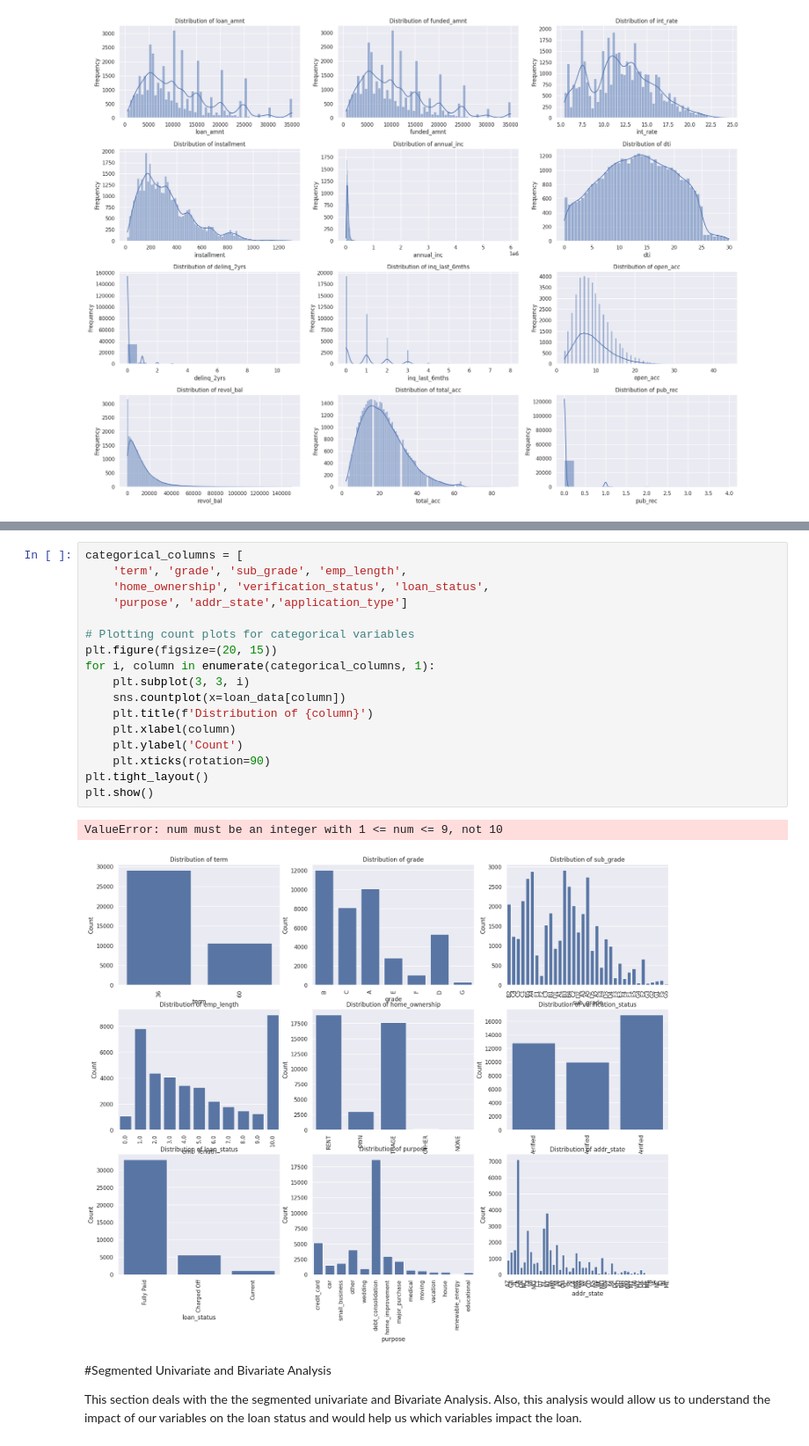
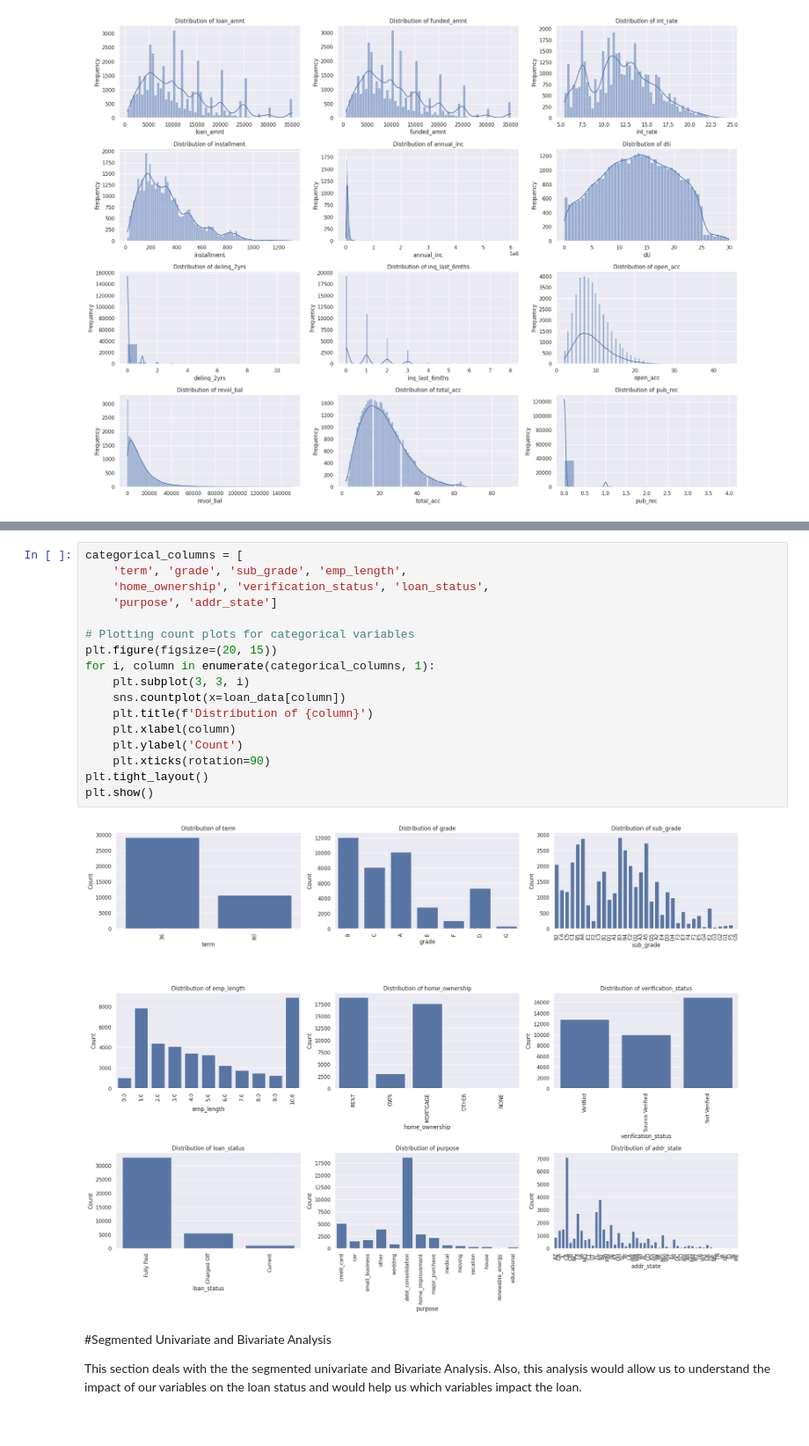
Before and after one commit to Devesh-Khatri/EDA_Credits_Case_Study, a Jupyter notebook: Devesh_Kumar_Khatri.ipynb, the cells around one changed output, grey strips where cells are left out. Shown at 88% size. Drawn from its saved outputs; the diff is of its cells as text.

```diff
--- a/Devesh_Kumar_Khatri.ipynb
+++ b/Devesh_Kumar_Khatri.ipynb
@@ -375,23 +375,22 @@ loan_data[numerical_columns].describe()
 # %%
 categorical_columns = [
     'term', 'grade', 'sub_grade', 'emp_length',
     'home_ownership', 'verification_status', 'loan_status',
-    'purpose', 'addr_state','application_type']
+    'purpose', 'addr_state']
 
 # Plotting count plots for categorical variables
 plt.figure(figsize=(20, 15))
 for i, column in enumerate(categorical_columns, 1):
     plt.subplot(3, 3, i)
     sns.countplot(x=loan_data[column])
     plt.title(f'Distribution of {column}')
     plt.xlabel(column)
     plt.ylabel('Count')
     plt.xticks(rotation=90)
 plt.tight_layout()
 plt.show()
 # %% [output]
-ValueError: num must be an integer with 1 <= num <= 9, not 10
-[figure, old version]
+[figure, new version]
 # %% [markdown]
 #Segmented Univariate and Bivariate Analysis
 
```
